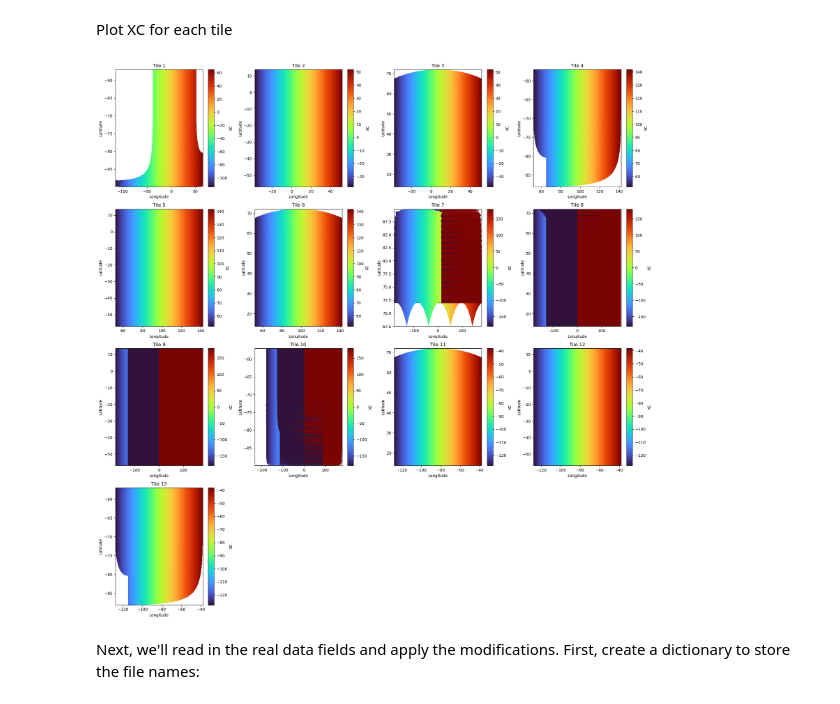
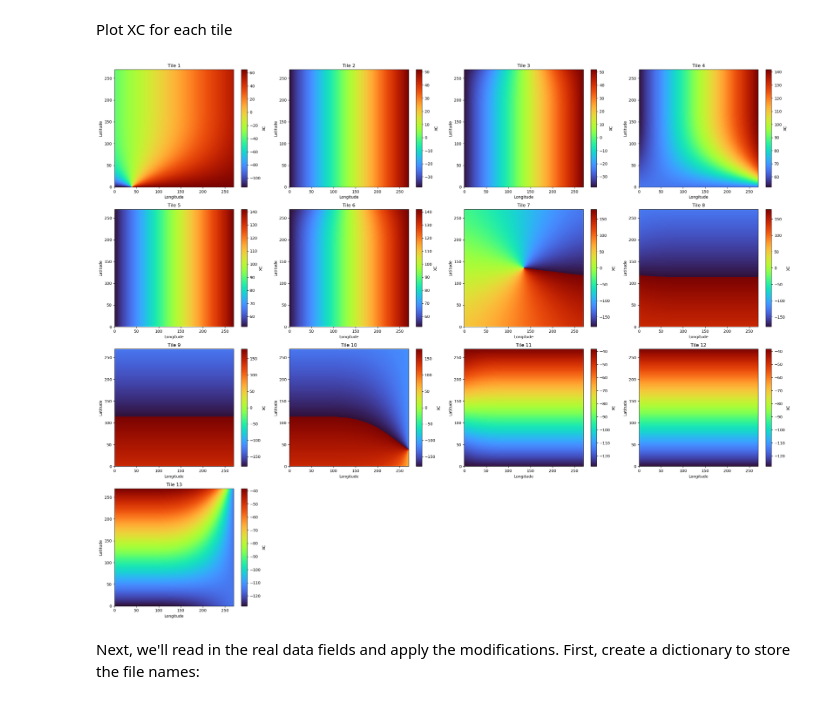
Before and after one commit to tparker1/cs185c_fall2024, a Jupyter notebook: Project/notebooks/10-2 Creating Initial Conditions.ipynb, the cells around one changed output. Saved outputs shown, nothing was run; the diff lists cells and outputs as text; code cells hidden in the pictures.

```diff
--- a/Project/notebooks/10-2 Creating Initial Conditions.ipynb
+++ b/Project/notebooks/10-2 Creating Initial Conditions.ipynb
@@ -157,25 +157,26 @@ As we can see, my model boundary (green) is completely surrounded by the points
 # %% [markdown]
 Plot XC for each tile
 # %%
-fig, axes = plt.subplots(4, 4, figsize=(20, 20))
+fig, axes = plt.subplots(4, 4, figsize=(25, 20))
 axes = axes.flatten()
 
 for i in range(13):
     ax = axes[i]
     ax.set_title(f'Tile {i+1}')
     ax.set_xlabel('Longitude')
     ax.set_ylabel('Latitude')
 
-    C = ax.pcolormesh(ecco_XC_tiles[i+1], ecco_YC_tiles[i+1], ecco_XC_tiles[i+1], cmap='turbo')
+    # C = ax.pcolormesh(ecco_XC_tiles[i+1], ecco_YC_tiles[i+1], ecco_XC_tiles[i+1], cmap='turbo')
+    C = ax.pcolormesh(ecco_XC_tiles[i+1], cmap='turbo')
     fig.colorbar(C, ax=ax, orientation='vertical', label='XC')
 
 for j in range(13, len(axes)):
     fig.delaxes(axes[j])
 
 plt.tight_layout()
 plt.show()
 # %% [output]
-[figure, old version]
+[figure, new version]
 # %%
 tile_list = [1,2,3,4,5,6,7,8,9,10,11,12,13]
 
```
